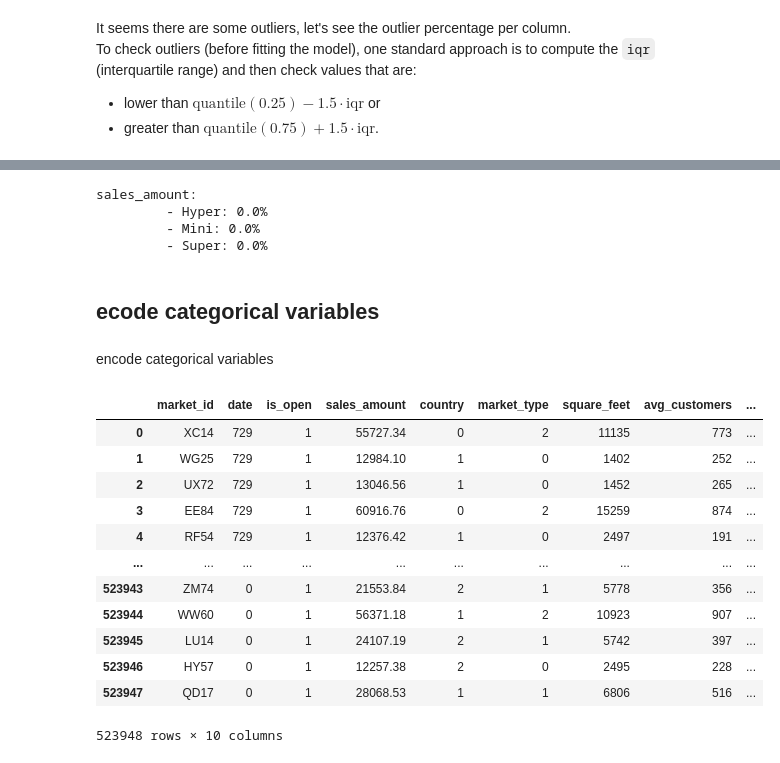
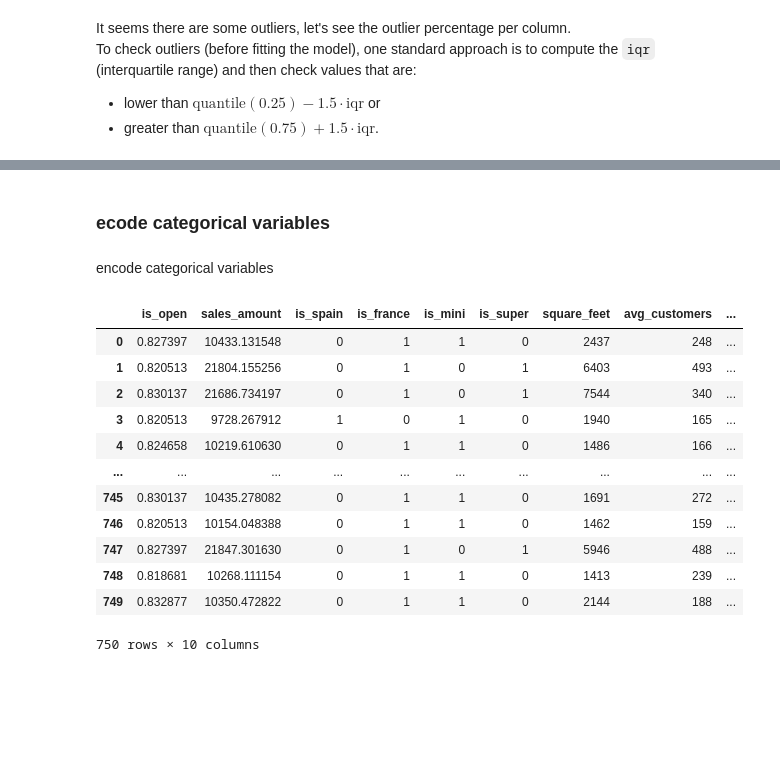
Before and after one commit to caporali/statistical_machine_learning_project, a Jupyter notebook: project_sml.ipynb, the cells around one changed output, grey strips where cells are left out. Drawn from its saved outputs; the diff is of its cells as text; code cells hidden in the pictures; blank space fills up the shorter version.

```diff
--- a/project_sml.ipynb
+++ b/project_sml.ipynb
@@ -487,7 +487,3 @@ the rows with non correct values are: []
 ## build dataset
 # %% [markdown]
 collapse temporal information of sales
-# %%
-start = min(sales["date"])
-sales["date"] = (sales["date"] - start).dt.days
-display(sales)
@@ -507,0 +490,4 @@ display(sales)
+# %%
+sales["is_open"] = sales["is_open"].map({"YES": 1, "NO": 0})
+sales = sales.groupby("market_id")[["is_open", "sales_amount"]].mean().reset_index()
+display(sales)
@@ -508,6 +508,6 @@ display(sales)
 # %% [markdown]
 merge datasets
 # %%
-merged_df = pd.merge(sales, market, left_on = "market_id", right_on = "id", how = "left").drop("id", axis = 1)
+merged_df = pd.merge(sales, market, left_on = "market_id", right_on = "id", how = "left").drop(["market_id", "id"], axis = 1)
 merged_df
 # %% [output]
@@ -600,50 +600,36 @@ plt.show()
-# %%
-print("sales_amount:")
-for market_type in pd.unique(merged_df["market_type"]):
-	merged_df_sa_mt = merged_df_sa[(merged_df_sa["market_type"] == market_type) & (merged_df_sa["is_open"] == "YES")]
-
-	print("\t - "+ str(market_type.title()) + ": ", end = "")
-	col_name = "sales_amount"
-	col = merged_df_sa_mt["sales_amount"]
-	q1 = col.quantile(0.25)
-	q3 = col.quantile(0.75)
-	iqr = q3 - q1
-	outliers_col = col[(col <= q1 - 1.5 * iqr) | (col >= q3 + 1.5 * iqr)]
-	print(str(round(len(outliers_col) / len(col) * 100, 2)) + "%")
-# %% [output]
-sales_amount:
-         - Hyper: 0.0%
-         - Mini: 0.0%
-         - Super: 0.0%
 # %% [markdown]
-## ecode categorical variables
+### ecode categorical variables
 # %% [markdown]
 encode categorical variables
 # %%
-# is_open
-merged_df["is_open"] = merged_df["is_open"].map({"YES": 1, "NO": 0})
+# split country and market_type
+merged_df = pd.concat([merged_df, merged_df["country"].rename("is_france"), merged_df["market_type"].rename("is_super")], axis = 1)
+merged_df.rename(columns = {"country": "is_spain", "market_type": "is_mini"}, inplace = True)
+merged_df = merged_df[["is_open", "sales_amount", "is_spain", "is_france", "is_mini", "is_super", "square_feet", "avg_customers", "competitor_distance", "has_promotions"]]
 
 # country
-merged_df["country"] = merged_df["country"].map({"SPAIN": 0, "FRANCE": 1, "ITALY": 2})
+merged_df["is_spain"] = merged_df["is_spain"].map({"SPAIN": 1, "FRANCE": 0, "ITALY": 0})
+merged_df["is_france"] = merged_df["is_france"].map({"SPAIN": 0, "FRANCE": 1, "ITALY": 0})
 
 # market_type
-merged_df["market_type"] = merged_df["market_type"].map({"MINI": 0, "SUPER": 1, "HYPER": 2})
+merged_df["is_mini"] = merged_df["is_mini"].map({"MINI": 1, "SUPER": 0, "HYPER": 0})
+merged_df["is_super"] = merged_df["is_super"].map({"MINI": 0, "SUPER": 1, "HYPER": 0})
 
 # has_promotions
 merged_df["has_promotions"] = merged_df["has_promotions"].map({"YES": 1, "NO": 0})
 
 display(merged_df)
 # %% [output]
-|  | market_id | date | is_open | sales_amount | country | market_type | square_feet | avg_customers | ... |
-| 0 | XC14 | 729 | 1 | 55727.34 | 0 | 2 | 11135 | 773 | ... |
-| 1 | WG25 | 729 | 1 | 12984.10 | 1 | 0 | 1402 | 252 | ... |
-| 2 | UX72 | 729 | 1 | 13046.56 | 1 | 0 | 1452 | 265 | ... |
-| 3 | EE84 | 729 | 1 | 60916.76 | 0 | 2 | 15259 | 874 | ... |
-| 4 | RF54 | 729 | 1 | 12376.42 | 1 | 0 | 2497 | 191 | ... |
+|  | is_open | sales_amount | is_spain | is_france | is_mini | is_super | square_feet | avg_customers | ... |
+| 0 | 0.827397 | 10433.131548 | 0 | 1 | 1 | 0 | 2437 | 248 | ... |
+| 1 | 0.820513 | 21804.155256 | 0 | 1 | 0 | 1 | 6403 | 493 | ... |
+| 2 | 0.830137 | 21686.734197 | 0 | 1 | 0 | 1 | 7544 | 340 | ... |
+| 3 | 0.820513 | 9728.267912 | 1 | 0 | 1 | 0 | 1940 | 165 | ... |
+| 4 | 0.824658 | 10219.610630 | 0 | 1 | 1 | 0 | 1486 | 166 | ... |
 | ... | ... | ... | ... | ... | ... | ... | ... | ... | ... |
-| 523943 | ZM74 | 0 | 1 | 21553.84 | 2 | 1 | 5778 | 356 | ... |
-| 523944 | WW60 | 0 | 1 | 56371.18 | 1 | 2 | 10923 | 907 | ... |
-| 523945 | LU14 | 0 | 1 | 24107.19 | 2 | 1 | 5742 | 397 | ... |
-| 523946 | HY57 | 0 | 1 | 12257.38 | 2 | 0 | 2495 | 228 | ... |
-| 523947 | QD17 | 0 | 1 | 28068.53 | 1 | 1 | 6806 | 516 | ... |
+| 745 | 0.830137 | 10435.278082 | 0 | 1 | 1 | 0 | 1691 | 272 | ... |
+| 746 | 0.820513 | 10154.048388 | 0 | 1 | 1 | 0 | 1462 | 159 | ... |
+| 747 | 0.827397 | 21847.301630 | 0 | 1 | 0 | 1 | 5946 | 488 | ... |
+| 748 | 0.818681 | 10268.111154 | 0 | 1 | 1 | 0 | 1413 | 239 | ... |
+| 749 | 0.832877 | 10350.472822 | 0 | 1 | 1 | 0 | 2144 | 188 | ... |
-523948 rows × 10 columns
+750 rows × 10 columns
```
Also changed, not shown: parts of 16 cells of this notebook.
